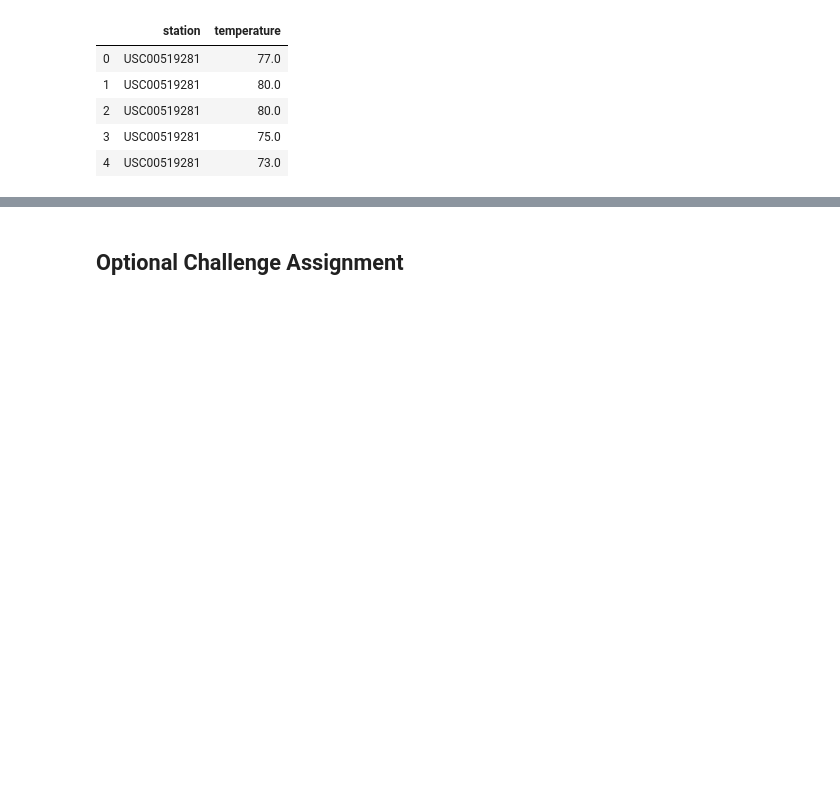
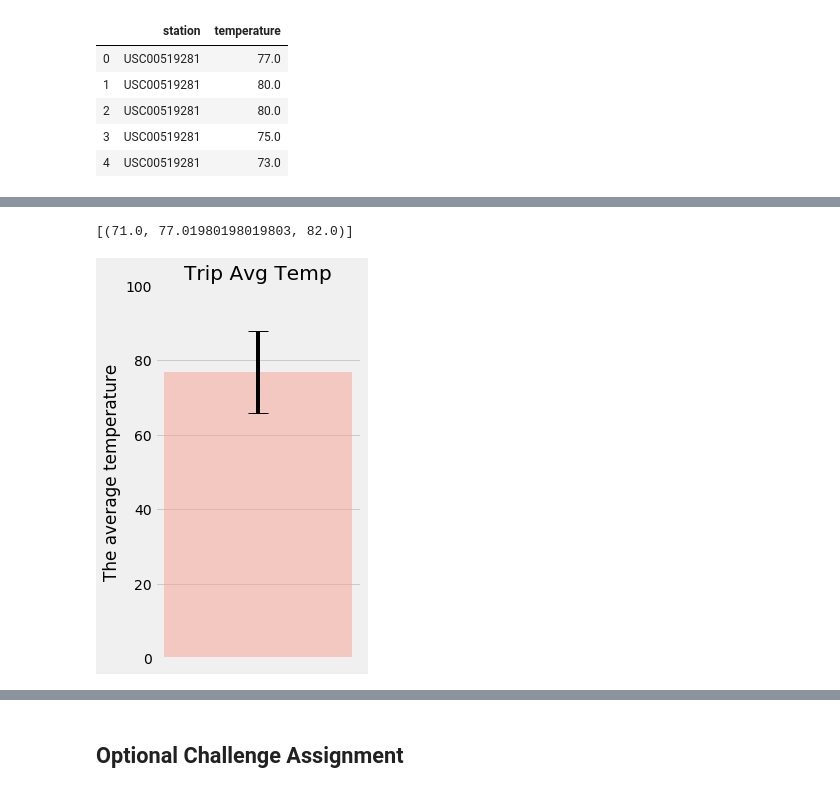
Before and after one commit to LinaSachuk/DU_HomeWork, a Jupyter notebook: sqlalchemy-challenge/climate_starter.ipynb, the cells around one changed output, grey strips where cells are left out. Drawn from its saved outputs; the diff is of its cells as text; code cells hidden in the pictures; blank space fills up the shorter version.

```diff
--- a/sqlalchemy-challenge/climate_starter.ipynb
+++ b/sqlalchemy-challenge/climate_starter.ipynb
@@ -531,11 +527,42 @@ print(calc_temps('2012-02-28', '2012-03-05'))
 # %%
 # Use your previous function `calc_temps` to calculate the tmin, tavg, and tmax
 # for your trip using the previous year's data for those same dates.
+vacation_start_day = '2017-06-15'
+vacation_end_day = '2017-06-30'
+
+vacation = calc_temps(vacation_start_day, vacation_end_day)
+print(vacation)
+# %% [output]
+[(71.0, 77.01980198019803, 82.0)]
 # %%
 # Plot the results from your previous query as a bar chart.
 # Use "Trip Avg Temp" as your Title
 # Use the average temperature for the y value
 # Use the peak-to-peak (tmax-tmin) value as the y error bar (yerr)
+vacation__df = pd.DataFrame(vacation, columns=['TMIN', 'TAVE', 'TMAX'])
+
+# Calculate the average, yerr and standard deviation
+error = vacation__df['TMAX'] - vacation__df['TMIN']
+CTEs = vacation__df['TAVE']
+x_pos = ['Vac']
+
+# Build the plot
+fig, ax = plt.subplots()
+ax.bar(x_pos, CTEs, yerr=error, align='center', alpha=0.5, color = '#f6a192', ecolor='black', capsize=10)
+ax.set_ylabel('The average temperature')
+ax.set_xticks([])
+ax.set_title('Trip Avg Temp')
+ax.set_ylim(0,100)
+ax.yaxis.grid(True)
+fig = plt.gcf()
+fig.set_size_inches(4, 6)
+
+# Save the figure and show
+plt.tight_layout()
+plt.savefig('bar_plot_with_error_bars.png')
+plt.show()
+# %% [output]
+[figure, added]
 # %%
 # Calculate the total amount of rainfall per weather station for your trip dates using the previous year's matching dates.
 # Sort this in descending order by precipitation amount and list the station, name, latitude, longitude, and elevation
```
Also changed, not shown: parts of 12 cells of this notebook, 2 other files.
